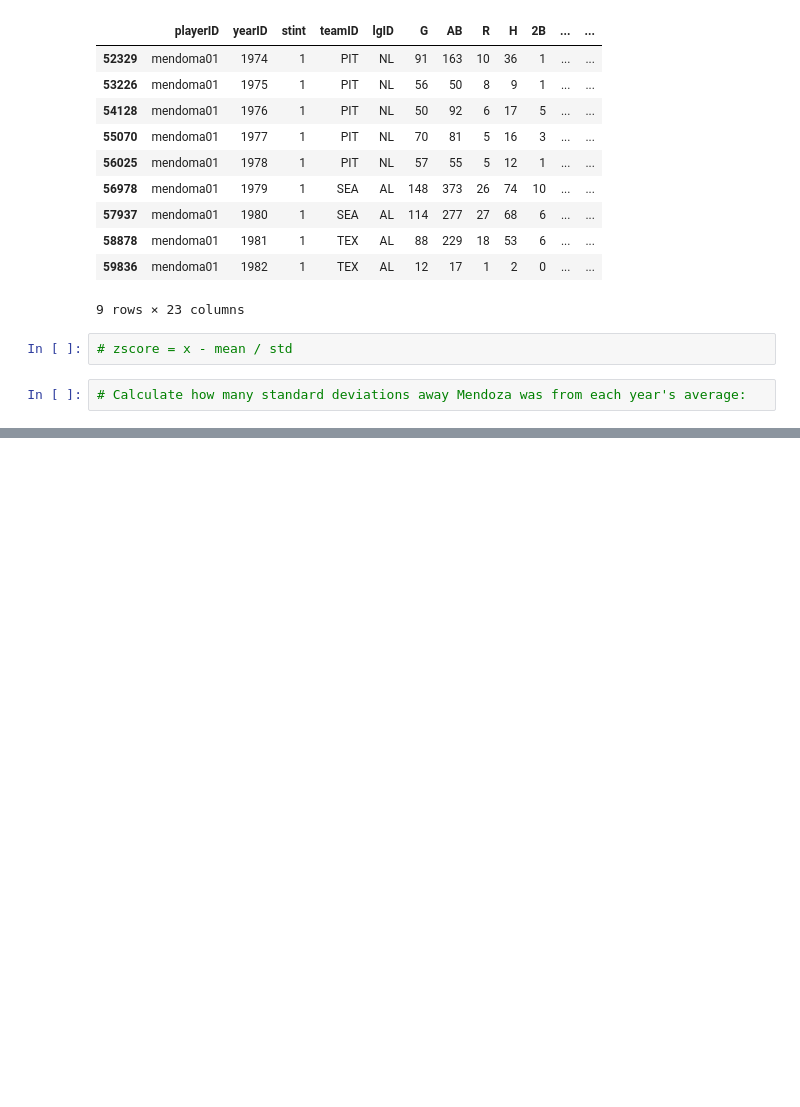
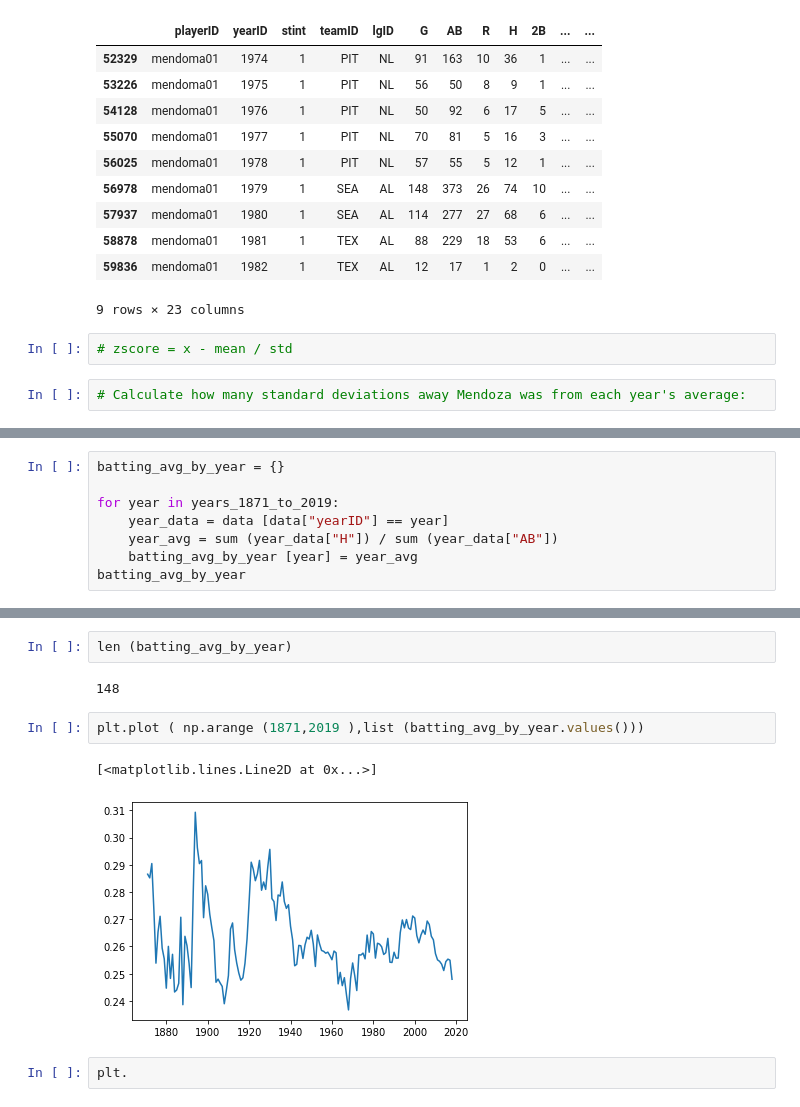
Before and after one commit to diegoleonardoro/mlb_analysis-, a Jupyter notebook: mendoza_line_comparisons.ipynb, the cells around one changed output, grey strips where cells are left out. Saved outputs shown, nothing was run; the diff lists cells and outputs as text; blank space fills up the shorter version.

Commit message:
data

```diff
--- a/Untitled.ipynb
+++ b/mendoza_line_comparisons.ipynb
@@ -202,0 +193,8 @@ array([1871, 1872, 1873, 1874, 1875, 1876, 1877, 1878, 1879, 1880, 1881,
+# %%
+batting_avg_by_year = {}
+
+for year in years_1871_to_2019:
+    year_data = data [data["yearID"] == year]
+    year_avg = sum (year_data["H"]) / sum (year_data["AB"])
+    batting_avg_by_year [year] = year_avg
+batting_avg_by_year
@@ -202,0 +219,11 @@ array([1871, 1872, 1873, 1874, 1875, 1876, 1877, 1878, 1879, 1880, 1881,
+# %%
+len (batting_avg_by_year)
+# %% [output]
+148
+# %%
+plt.plot ( np.arange (1871,2019 ),list (batting_avg_by_year.values()))
+# %% [output]
+[<matplotlib.lines.Line2D at 0x...>]
+[figure, added]
+# %%
+plt.
```
Also changed, not shown: parts of 7 cells of this notebook, 1 other file.
